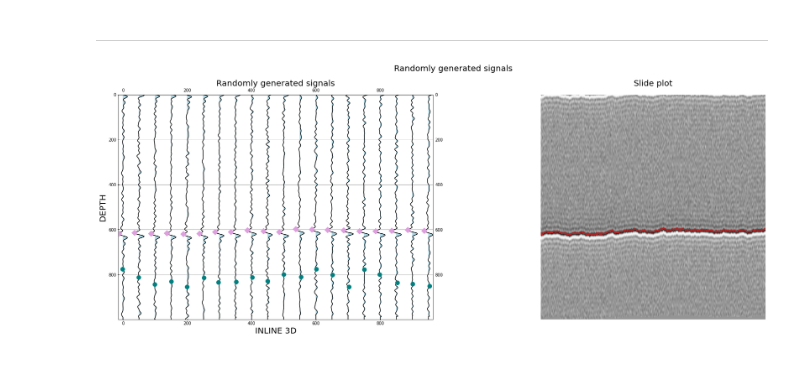
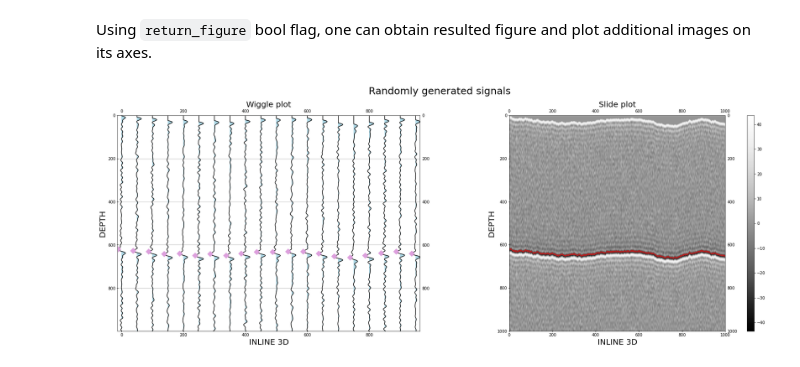
Before and after one commit to vodun/seismiqb, a Jupyter notebook: tutorials/plotters/02_wiggle.ipynb, the cells around one changed output. Cells and saved outputs as stored; diff of their text form; code cells hidden in the pictures.

```diff
--- a/tutorials/plotters/02_wiggle.ipynb
+++ b/tutorials/plotters/02_wiggle.ipynb
@@ -104,11 +135,20 @@ plot_image([slide, [slide, curve_mask, extra_curve]], **wiggle_params, **curve_p
-# %% [markdown]
-***
+# %% [markdown]
+Using `return_figure` bool flag, one can obtain resulted figure and plot additional images on its axes.
 # %%
 figure_params['ncols'] = 2
-annotation_params['title_label'] = 'Wiggle plot'
+annotation_params['title'] = 'Wiggle plot'
 
-fig = plot_image([slide, curve_mask, extra_curve], **wiggle_params, **curve_params, **figure_params, **annotation_params, return_figure=True)
+fig = plot_image([slide, curve_mask], **wiggle_params, **curve_params, **figure_params, **annotation_params, return_figure=True)
 
-plot_image([slide, curve_mask], title_label='Slide plot', suptitle_label='Randomly generated signals', suptitle_color='k', axes=fig.axes[1])
+slide_annotation_params = {
+    'title_label': 'Slide plot',
+    'suptitle_label': 'Randomly generated signals',
+    'suptitle_color': 'k',
+    'suptitle_size': 25,
+    'xlabel': annotation_params['xlabel'],
+    'ylabel': annotation_params['ylabel'],
+}
+
+plot_image([slide, curve_mask], colorbar=True, axes=fig.axes[1], **slide_annotation_params)
 # %% [output]
-[figure, old version]
+[figure, new version]
```
Also changed, not shown: parts of 25 cells of this notebook, 4 other files.
